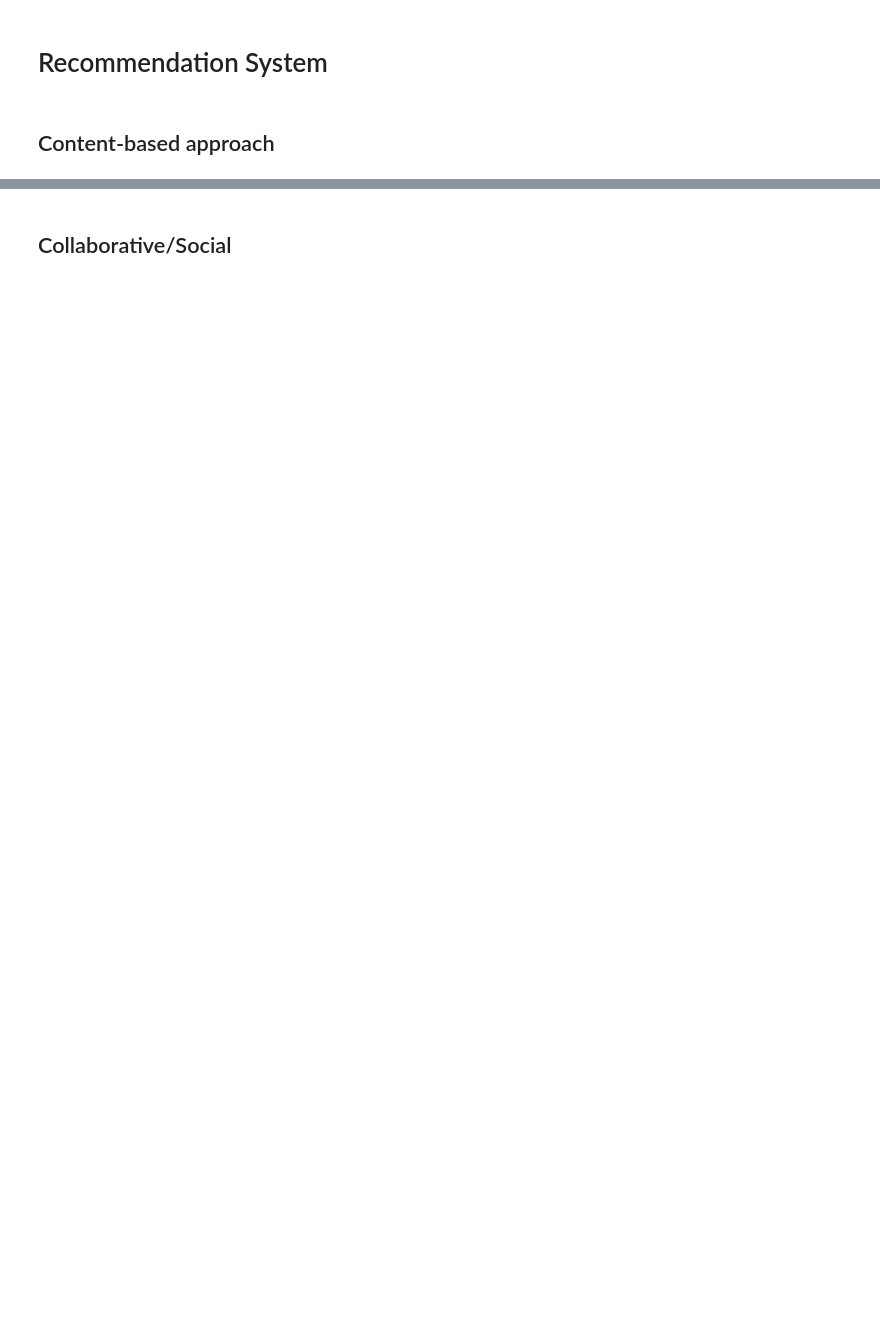
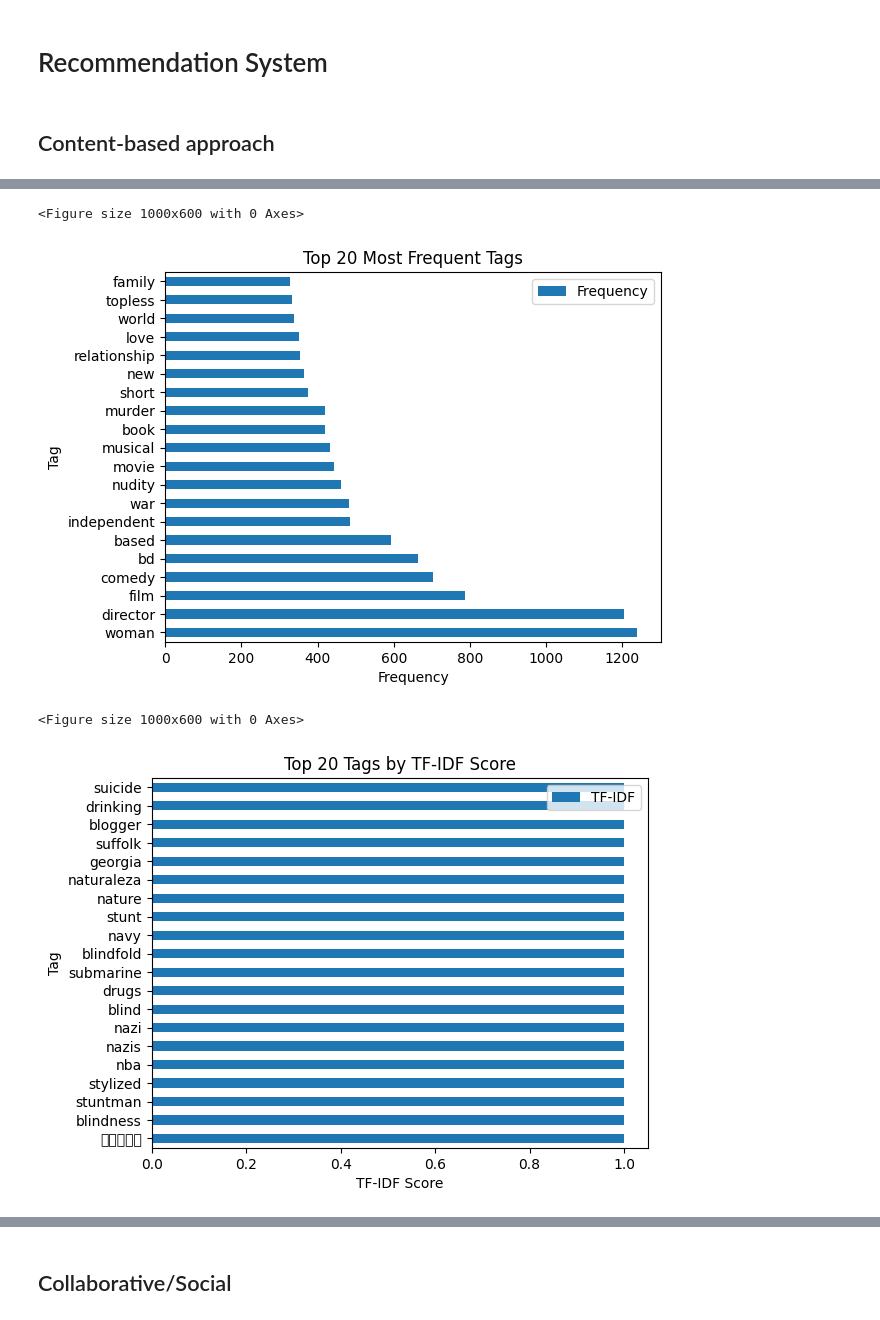
Before and after one commit to 1200884/SISREC, a Jupyter notebook: backend/v1/recommender/recommender.ipynb, the cells around one changed output, grey strips where cells are left out. Cells and saved outputs as stored; diff of their text form; code cells hidden in the pictures; blank space fills up the shorter version.

```diff
--- a/backend/v1/recommender/recommender.ipynb
+++ b/backend/v1/recommender/recommender.ipynb
@@ -226,0 +212,17 @@ movies_rating_df.head()
+# %%
+# Lowercase tags and combine them for each movie
+tags_df['tag'] = tags_df['tag'].str.lower()
+movie_tags = tags_df.groupby('movieId')['tag'].apply(lambda x: ' '.join(x)).reset_index()
+
+# Merge tags with movies
+movies = pd.merge(movies_df, movie_tags, on='movieId', how='left')
+
+# Fill NaN values with an empty string
+movies['tag'] = movies['tag'].fillna('')
+
+# Apply TF-IDF vectorizer on the tags
+tfidf = TfidfVectorizer(stop_words='english')
+tfidf_matrix = tfidf.fit_transform(movies['tag'])
+
+# Create a mapping from movie titles to indices
+indices = pd.DataFrame(movies['title'], index = movies.index).drop_duplicates()
@@ -226,0 +267,50 @@ movies_rating_df.head()
+# %%
+import numpy as np
+import matplotlib.pyplot as plt
+
+# Get feature names from the TF-IDF vectorizer's vocabulary
+feature_names = np.array(tfidf.get_feature_names_out())
+
+# Calculate tag frequencies
+tag_frequencies = np.array(tfidf_matrix.sum(axis=0)).flatten()
+tag_counts = pd.DataFrame(tag_frequencies, index=feature_names, columns=['Frequency'])
+tag_counts = tag_counts.sort_values(by='Frequency', ascending=False)
+
+# Plot tag frequencies
+plt.figure(figsize=(10, 6))
+tag_counts.head(20).plot(kind='barh')
+plt.xlabel('Frequency')
+plt.ylabel('Tag')
+plt.title('Top 20 Most Frequent Tags')
+plt.show()
+
+# Analyze TF-IDF scores
+tag_tfidf_scores = pd.DataFrame(tfidf_matrix.max(axis=0).toarray().flatten(), index=feature_names, columns=['TF-IDF'])
+tag_tfidf_scores = tag_tfidf_scores.sort_values(by='TF-IDF', ascending=False)
+
+# Plot TF-IDF scores
+plt.figure(figsize=(10, 6))
+tag_tfidf_scores.head(20).plot(kind='barh')
+plt.xlabel('TF-IDF Score')
+plt.ylabel('Tag')
+plt.title('Top 20 Tags by TF-IDF Score')
+plt.show()
+
+# Analyze movie-tag relationships
+movies['num_tags'] = (tfidf_matrix != 0).sum(axis=1)
+average_num_tags = movies['num_tags'].mean()
+
+# Plot distribution of number of tags per movie
+plt.figure(figsize=(8, 5))
+plt.hist(movies['num_tags'], bins=20, edgecolor='k', alpha=0.7)
+plt.axvline(x=average_num_tags, color='red', linestyle='--', label=f'Average Tags per Movie: {average_num_tags:.2f}')
+plt.xlabel('Number of Tags')
+plt.ylabel('Frequency')
+plt.title('Distribution of Number of Tags per Movie')
+plt.legend()
+plt.show()
+# %% [output]
+<Figure size 1000x600 with 0 Axes>
+[figure, added]
+<Figure size 1000x600 with 0 Axes>
+[figure, added]
```
Also changed, not shown: parts of 13 cells of this notebook.
